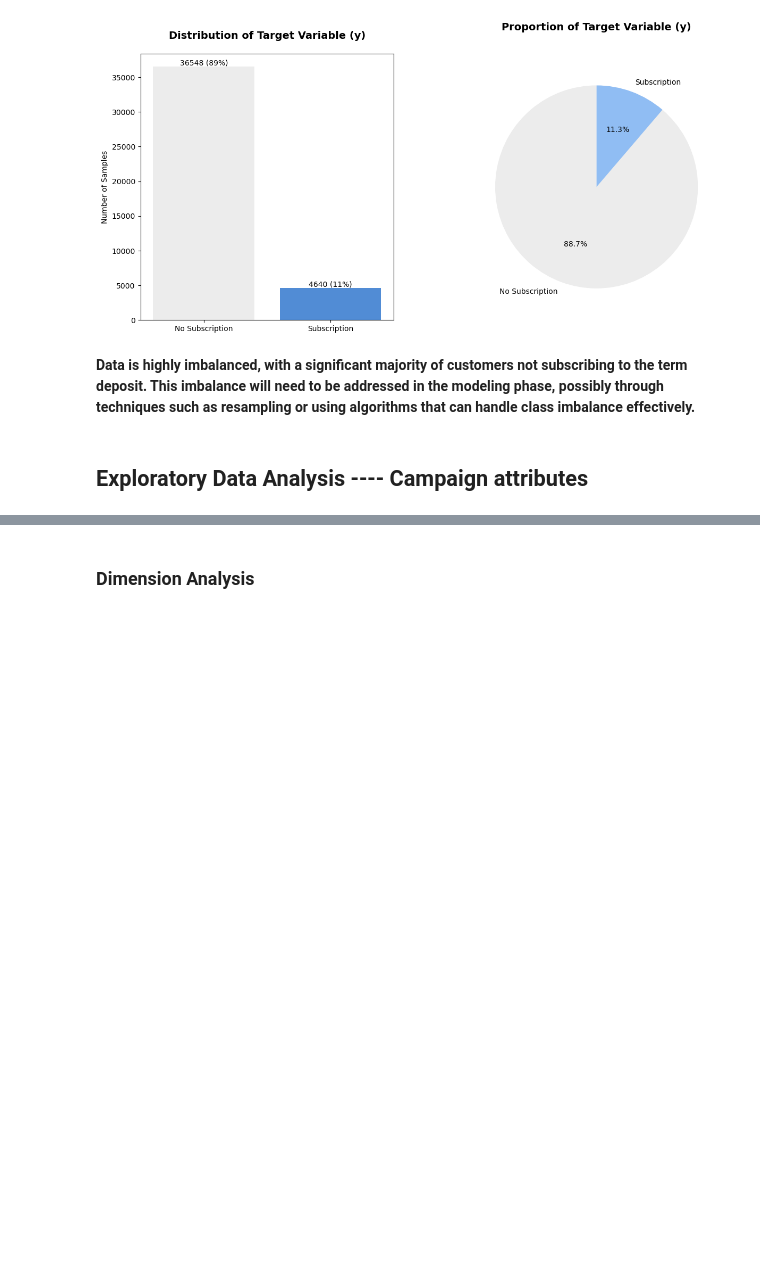
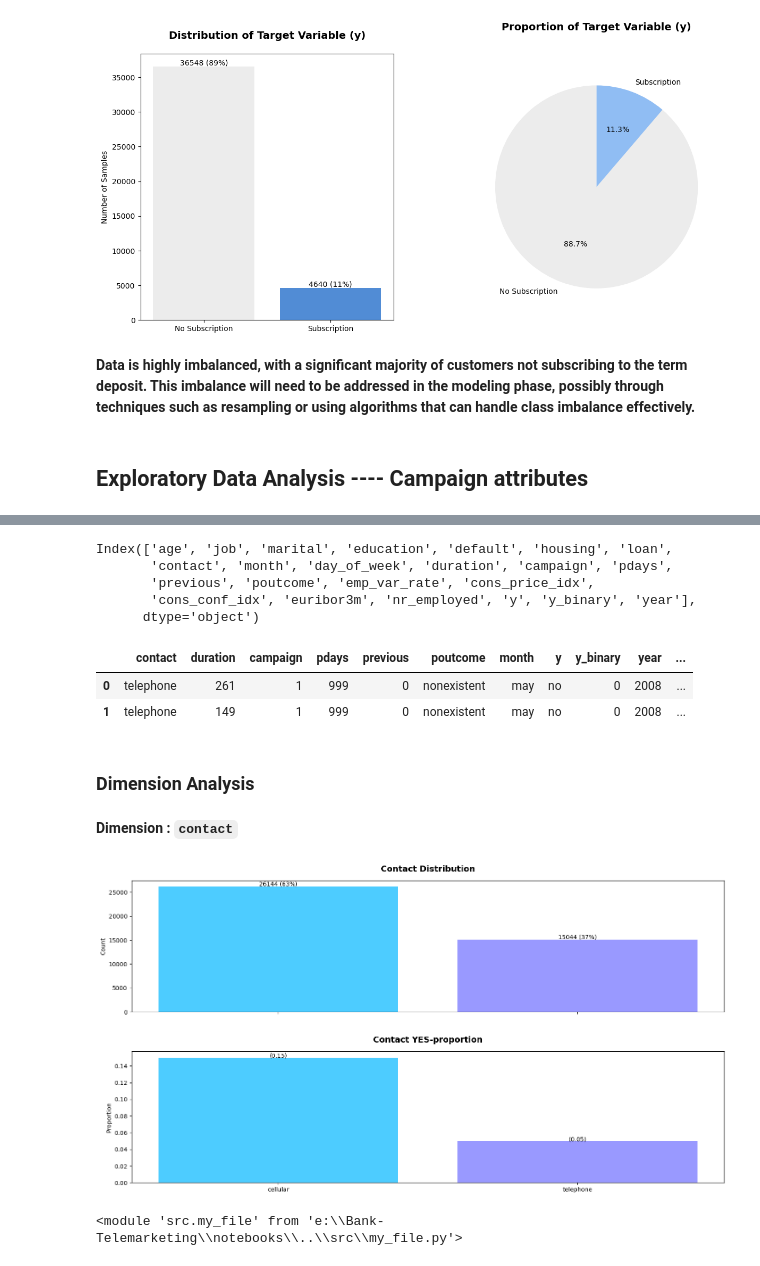
Before and after one commit to annugit1655/Bank-TeleMarketing, a Jupyter notebook: notebooks/campaign-eda-term-deposiy.ipynb, the cells around one changed output, grey strips where cells are left out. Saved outputs shown, nothing was run; the diff lists cells and outputs as text; code cells hidden in the pictures; blank space fills up the shorter version.

Commit message:
'contact_eda'

```diff
--- a/notebooks/campaign-eda-term-deposiy.ipynb
+++ b/notebooks/campaign-eda-term-deposiy.ipynb
@@ -179,2 +194,41 @@ my_file.plot_numeric_distribution(tele_df, 'duration');
+# %%
+# Create year as a column
+tele_df['year'] = np.hstack(
+    (np.array([2008]*(27690-0)),
+    np.array([2009] * (39130 - 27690)),
+    np.array([2010] * (41188 - 39130)))
+    )
+
+tele_df.columns
+# %% [output]
+Index(['age', 'job', 'marital', 'education', 'default', 'housing', 'loan',
+       'contact', 'month', 'day_of_week', 'duration', 'campaign', 'pdays',
+       'previous', 'poutcome', 'emp_var_rate', 'cons_price_idx',
+       'cons_conf_idx', 'euribor3m', 'nr_employed', 'y', 'y_binary', 'year'],
+      dtype='object')
+# %%
+# Universal months order
+order = ['mar', 'apr', 'may', 'jun', 'jul', 'aug', 'sep', 'oct', 'nov', 'dec']
+tele_df['month_order'] = pd.Categorical(tele_df['month'], categories=order, ordered=True)
+# %%
+list_cols = campaign_df.columns.to_list()
+list_cols.extend(['year', 'month_order'])
+campaign_df = tele_df[list_cols]
+campaign_df.head(2)
+# %% [output]
+|  | contact | duration | campaign | pdays | previous | poutcome | month | y | y_binary | year | ... |
+| 0 | telephone | 261 | 1 | 999 | 0 | nonexistent | may | no | 0 | 2008 | ... |
+| 1 | telephone | 149 | 1 | 999 | 0 | nonexistent | may | no | 0 | 2008 | ... |
 # %% [markdown]
 ### **Dimension Analysis**
+# %% [markdown]
+**Dimension : `contact`**
+# %%
+contact_counts, fig = my_file.plot_univariate_analysis_categorical_var(tele_df, 'contact', 'y', 'Contact')
+# %% [output]
+[figure, added]
+# %%
+import importlib
+importlib.reload(my_file)
+# %% [output]
+<module 'src.my_file' from 'e:\\Bank-Telemarketing\\notebooks\\..\\src\\my_file.py'>
```
Also changed, not shown: parts of 21 cells of this notebook, 1 other file.
